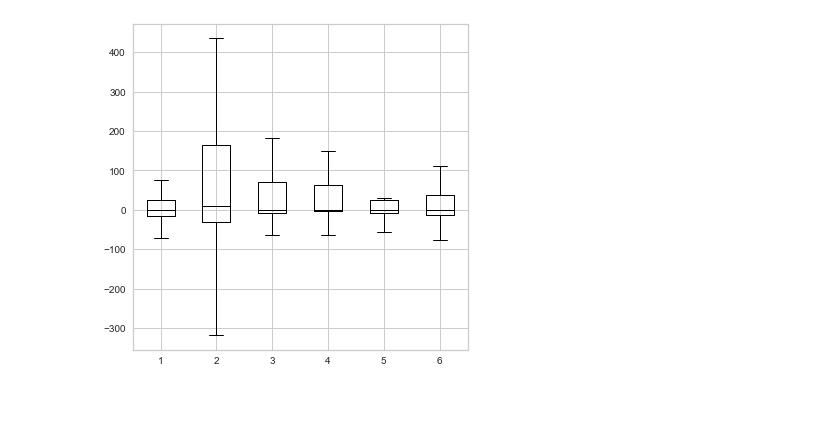
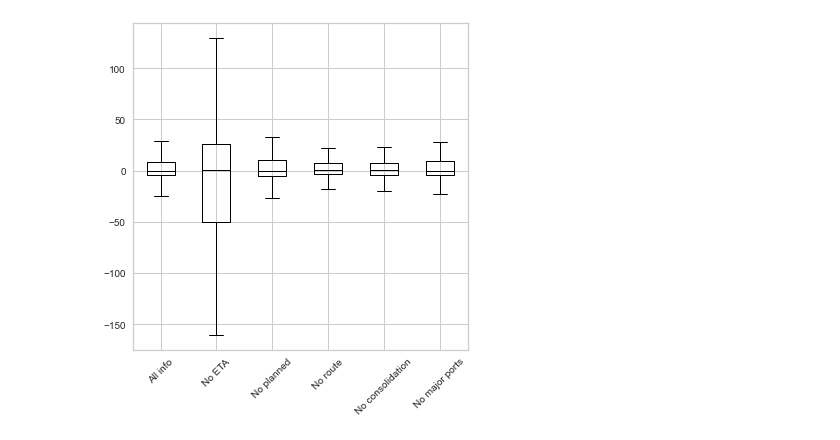
Before and after one commit to thijnalbers/ThesisCode, a Jupyter notebook: Notebook.ipynb, the cells around one changed output. Saved outputs shown, nothing was run; the diff lists cells and outputs as text; code cells hidden in the pictures; blank space fills up the shorter version.

```diff
--- a/Notebook.ipynb
+++ b/Notebook.ipynb
@@ -5,8 +5,8 @@ import pandas as pd
 # df = pd.read_excel('OuterHarbour-Tiel.xlsx')
 # df = pd.read_excel('OuterHarbour-Tiel2.xlsx')
 # df = pd.read_excel('OuterHarbour-Tiel3.xlsx')
-all_files = ['OuterHarbour-Tiel3.xlsx', 'Reims-NorthBergen.xlsx']
-# all_files = ['AU-NL.xlsx',]
+# all_files = ['OuterHarbour-Tiel3.xlsx', 'Reims-NorthBergen.xlsx']
+all_files = ['AU-NL.xlsx',]
 df = pd.concat((pd.read_excel(f) for f in all_files))
 # %%
 # All nodes on the route
@@ -496,34 +501,35 @@ def load_default():
     return (train_test_split(X, y,random_state=0))
 
 def load_no_eta():
     X_no_eta = X.drop(columns=['ETA'])
     return (train_test_split(X_no_eta, y, random_state=0))
 
 def load_no_planned():
     planned_columns = [c for c in X.columns.values if '_planned' in c]
     X_no_planned = X.drop(columns=planned_columns)
     return (train_test_split(X_no_planned, y, random_state=0))
 
 def load_no_route():
     planned_columns = [c for c in X.columns.values if '_planned' in c or '_visited' in c]
     X_no_route = X.drop(columns=planned_columns)
     return (train_test_split(X_no_route, y, random_state=0))
 
 def load_no_consolidation():
     planned_columns = [c for c in X.columns.values if c.startswith('H1_') ]
     X_no_consolidation_nodes = X.drop(columns=planned_columns)
     return (train_test_split(X_no_consolidation_nodes, y, random_state=0))
 
 def load_no_major_ports():
     X_no_ports = X.drop(columns=['portOfLoading', 'portOfDischarge'])
     return (train_test_split(X_no_ports, y, random_state=0))
 
 fig, axes = plt.subplots(figsize=(6,6))
 series = [get_series(*f()) for f in [load_default, load_no_eta, load_no_planned, load_no_route, load_no_consolidation, load_no_major_ports]]
 axes.boxplot(series, showfliers=False, medianprops={'color' : 'black'})
+axes.set_xticklabels(['Complete info', 'No ETA', 'No planned', 'No route', 'No consolidation', 'No major ports'], rotation=45)
 plt.savefig('output/boxplots.png')
 # %% [output]
-[figure, old version]
+[figure, new version]
 # %%
 df_progress_X = X.copy()
 df_progress_y = y.copy()
```
Also changed, not shown: parts of 10 cells of this notebook.
